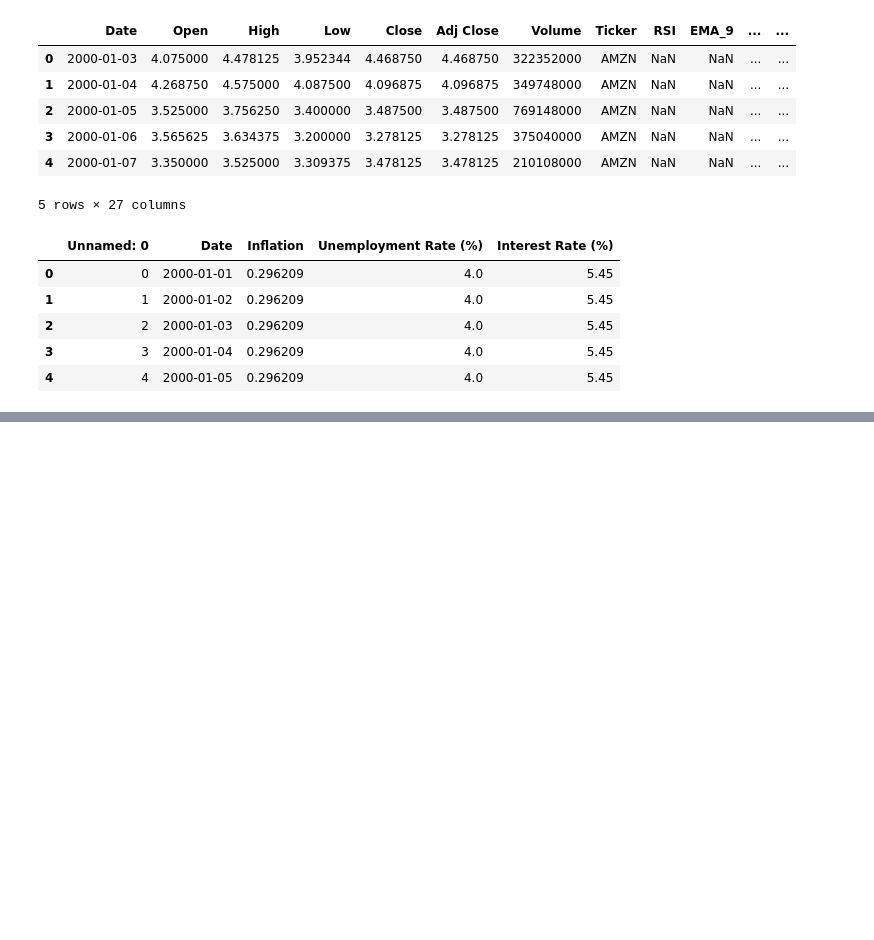
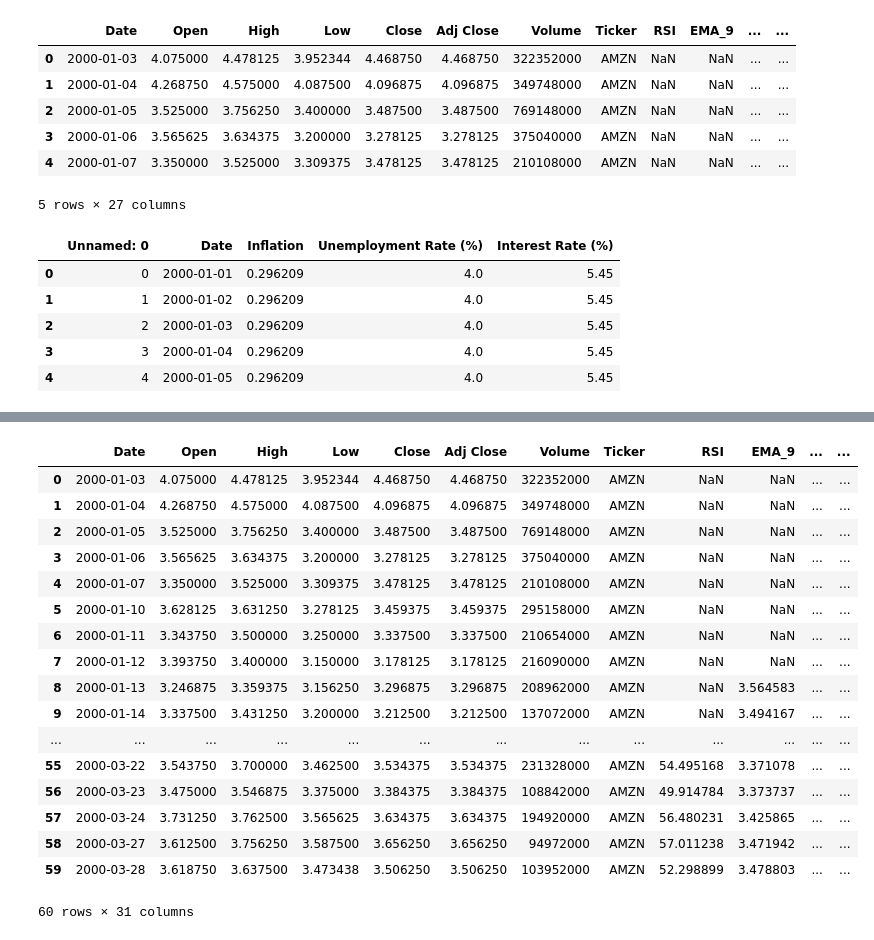
Before and after one commit to Haran29/stockPrediction, a Jupyter notebook: stockPrediction.ipynb, the cells around one changed output, grey strips where cells are left out. Cells and saved outputs as stored; diff of their text form; code cells hidden in the pictures; blank space fills up the shorter version.

```diff
--- a/stockPrediction.ipynb
+++ b/stockPrediction.ipynb
@@ -32,0 +55,23 @@ report_data.head()
+# %%
+merged_data= pd.merge(stock_data, report_data, on='Date', how='left')
+# %%
+merged_data.head(60)
+# %% [output]
+|  | Date | Open | High | Low | Close | Adj Close | Volume | Ticker | RSI | EMA_9 | ... | ... |
+| 0 | 2000-01-03 | 4.075000 | 4.478125 | 3.952344 | 4.468750 | 4.468750 | 322352000 | AMZN | NaN | NaN | ... | ... |
+| 1 | 2000-01-04 | 4.268750 | 4.575000 | 4.087500 | 4.096875 | 4.096875 | 349748000 | AMZN | NaN | NaN | ... | ... |
+| 2 | 2000-01-05 | 3.525000 | 3.756250 | 3.400000 | 3.487500 | 3.487500 | 769148000 | AMZN | NaN | NaN | ... | ... |
+| 3 | 2000-01-06 | 3.565625 | 3.634375 | 3.200000 | 3.278125 | 3.278125 | 375040000 | AMZN | NaN | NaN | ... | ... |
+| 4 | 2000-01-07 | 3.350000 | 3.525000 | 3.309375 | 3.478125 | 3.478125 | 210108000 | AMZN | NaN | NaN | ... | ... |
+| 5 | 2000-01-10 | 3.628125 | 3.631250 | 3.278125 | 3.459375 | 3.459375 | 295158000 | AMZN | NaN | NaN | ... | ... |
+| 6 | 2000-01-11 | 3.343750 | 3.500000 | 3.250000 | 3.337500 | 3.337500 | 210654000 | AMZN | NaN | NaN | ... | ... |
+| 7 | 2000-01-12 | 3.393750 | 3.400000 | 3.150000 | 3.178125 | 3.178125 | 216090000 | AMZN | NaN | NaN | ... | ... |
+| 8 | 2000-01-13 | 3.246875 | 3.359375 | 3.156250 | 3.296875 | 3.296875 | 208962000 | AMZN | NaN | 3.564583 | ... | ... |
+| 9 | 2000-01-14 | 3.337500 | 3.431250 | 3.200000 | 3.212500 | 3.212500 | 137072000 | AMZN | NaN | 3.494167 | ... | ... |
+| ... | ... | ... | ... | ... | ... | ... | ... | ... | ... | ... | ... | ... |
+| 55 | 2000-03-22 | 3.543750 | 3.700000 | 3.462500 | 3.534375 | 3.534375 | 231328000 | AMZN | 54.495168 | 3.371078 | ... | ... |
+| 56 | 2000-03-23 | 3.475000 | 3.546875 | 3.375000 | 3.384375 | 3.384375 | 108842000 | AMZN | 49.914784 | 3.373737 | ... | ... |
+| 57 | 2000-03-24 | 3.731250 | 3.762500 | 3.565625 | 3.634375 | 3.634375 | 194920000 | AMZN | 56.480231 | 3.425865 | ... | ... |
+| 58 | 2000-03-27 | 3.612500 | 3.756250 | 3.587500 | 3.656250 | 3.656250 | 94972000 | AMZN | 57.011238 | 3.471942 | ... | ... |
+| 59 | 2000-03-28 | 3.618750 | 3.637500 | 3.473438 | 3.506250 | 3.506250 | 103952000 | AMZN | 52.298899 | 3.478803 | ... | ... |
+60 rows × 31 columns
```
Also changed, not shown: parts of 2 cells of this notebook.
